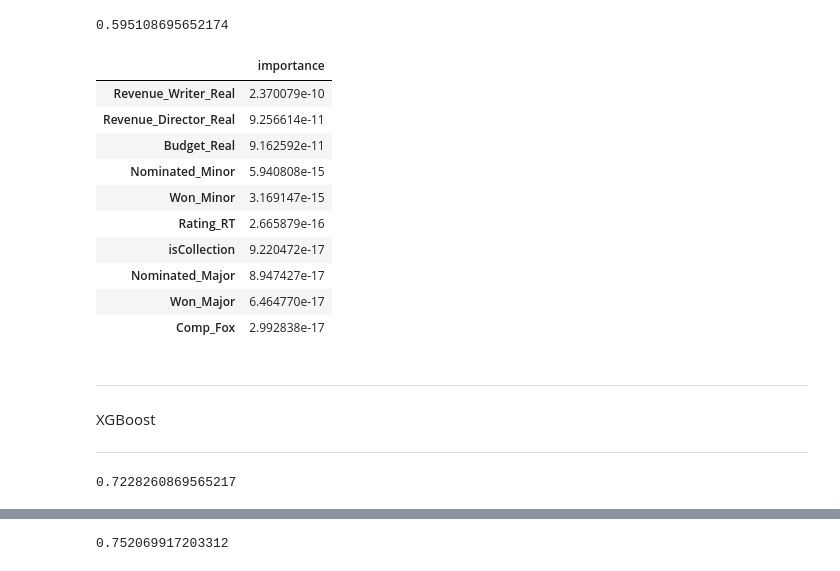
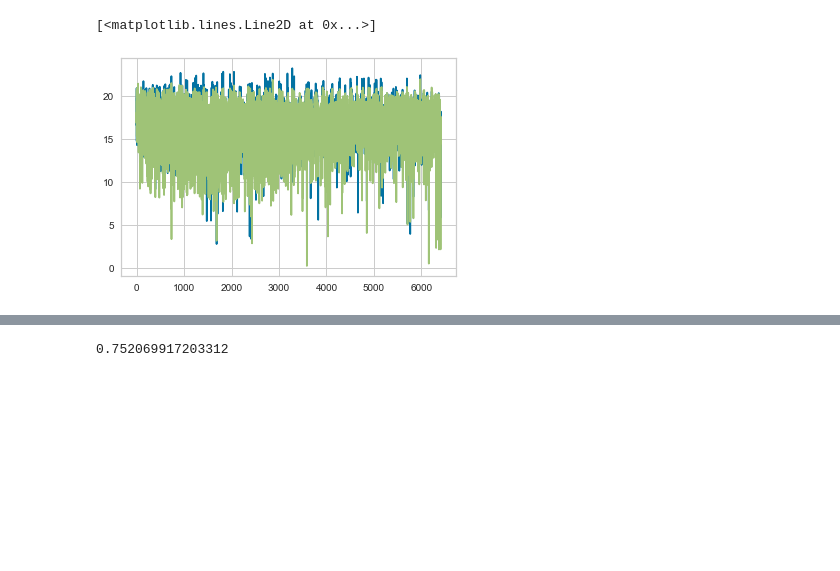
Before and after one commit to fagan2888/Box-Office, a Jupyter notebook: codes/Data_modeling_notebook/modelMoviesData.ipynb, the cells around one changed output, grey strips where cells are left out. Drawn from its saved outputs; the diff is of its cells as text; code cells hidden in the pictures; blank space fills up the shorter version.

```diff
--- a/codes/Data_modeling_notebook/modelMoviesData.ipynb
+++ b/codes/Data_modeling_notebook/modelMoviesData.ipynb
@@ -10,4 +46,4 @@ import seaborn as sns
 # %%
-con = sql.connect(r'c:\users\rebecca\.spyder-py3\movies.db')
+con = sql.connect(r'c:\users\rebecca\projs\Box-Office\database\movies.db')
 
-movies = pd_sql.read_sql('select * from finalMovies_20180804', con, index_col='index')
+movies = pd_sql.read_sql('select * from finalMovies_20180814', con, index_col='index')
@@ -18,16 +54,22 @@ movies = pd_sql.read_sql('select * from finalMovies_20180804', con, index_col='i
 # %%
-####Experiment: revenue greater than $100,000
-test = movies[(movies['Revenue_Real']>100000)&(movies['Budget_Real']>0)
-              &(movies['Rating_RT']>=0) & (movies['imdbVotes']>0)&
-             (movies['Length']>0)]
+#Limit dataset to those with filled in Revenue, Budget, and Length columns.  Based on what I've seen, this helps to
+#get rid of remaining duplicates in dataset.  Also helps to narrow down dataset to test profitability, where we
+#need both revenue and budget filled in.  We could experiment with movies with revenue greater than $100,000, if
+#we choose to.
+test = movies[(movies['Revenue_Real']>0)&(movies['Budget_Real']>0)&(movies['Length']>0)]
 
 #Put zero where null
 test['Revenue_Actor_Real']=test['Revenue_Actor_Real'].apply(lambda x: 0 if pd.isnull(x) else x)
 test['Revenue_Director_Real']=test['Revenue_Director_Real'].apply(lambda x: 0 if pd.isnull(x) else x)
 test['Revenue_Writer_Real']=test['Revenue_Writer_Real'].apply(lambda x: 0 if pd.isnull(x) else x)
+
+#Could experiment with logged values of revenue and budget
 test['Revenue_Real_Log']=np.log(test['Revenue_Real'])
 test['Budget_Real_Log']=np.log(test['Budget_Real'])
 test['Revenue_Actor_Real_Log']=np.log(test['Revenue_Actor_Real'])
 test['Revenue_Director_Real_Log']=np.log(test['Revenue_Director_Real'])
 test['Revenue_Writer_Real_Log']=np.log(test['Revenue_Writer_Real'])
+
+#Create a feature called 'constant' to use in regression model.
+test['constant'] =1
 # %% [output]
@@ -100,3 +140,14 @@ model = sm.OLS((test2['Revenue_Real_Log']), test2[['Length']])
+# %%
+model = sm.OLS((test['Revenue_Real_Log']), test[['constant', "Budget_Real_Log", "Holiday", "Summer", "Spring", "Fall", "Winter",
+'Rating_RT', 'Rating_IMDB', 'Rating_Metacritic','isCollection','Length',
+'Genre_Drama', 'Genre_Comedy', 'Genre_Action_Adventure', 'Genre_Thriller_Horror',
+ 'Genre_Romance', 'Genre_Crime_Mystery', 'Genre_Animation', 'Genre_Scifi',
+ 'Genre_Documentary', 'Genre_Other',
+'Rated_G_PG', 'Rated_PG-13', 'Rated_R', 'Rated_Other',
+'Comp_Disney','Comp_DreamWorks', 'Comp_Fox', 'Comp_Lionsgate',
+ 'Comp_MGM', 'Comp_Miramax', 'Comp_Paramount', 'Comp_Sony',
+ 'Comp_Universal', 'Comp_WarnerBros', 'Comp_Other',
+'Nominated_Major','Nominated_Minor', 'Won_Major', 'Won_Minor']])
 # %%
 results = model.fit()
 print(results.summary())
@@ -300,44 +172,7 @@ lr = LogisticRegression(random_state=1)
-# %%
-
-X_train, X_test, y_train, y_test = cross_validation.train_test_split(X,y,test_size = 0.2)
-log_reg = lr.fit(X_train, y_train)
-log_reg.score(X_test, y_test)
-# %% [output]
-0.595108695652174
-# %%
-#print(log_reg.coef_.transpose())
-#feature_importances = pd.DataFrame(log_reg.coef_).transpose()
-#feature_importances.head(5)
-feature_importances = pd.DataFrame(log_reg.coef_.transpose(),
-   index = X_train.columns,columns=['importance']).sort_values('importance',
-    ascending=False)
-feature_importances.abs().sort_values(by='importance', ascending=False)
-(feature_importances.head(10))
-# %% [output]
-|  | importance |
-| Revenue_Writer_Real | 2.370079e-10 |
-| Revenue_Director_Real | 9.256614e-11 |
-| Budget_Real | 9.162592e-11 |
-| Nominated_Minor | 5.940808e-15 |
-| Won_Minor | 3.169147e-15 |
-| Rating_RT | 2.665879e-16 |
-| isCollection | 9.220472e-17 |
-| Nominated_Major | 8.947427e-17 |
-| Won_Major | 6.464770e-17 |
-| Comp_Fox | 2.992838e-17 |
-# %% [markdown]
-******************
-XGBoost
-******************
-# %%
-from xgboost import XGBClassifier
-from sklearn.model_selection import train_test_split
-from sklearn.metrics import accuracy_score
-seed=3
-
-X_train, X_test, y_train, y_test = train_test_split(X, y, test_size = 0.2, random_state=seed)
-model=XGBClassifier()
-model.fit(X_train, y_train)
-model.score(X_test, y_test)
-# %% [output]
-0.7228260869565217
+# %%
+%matplotlib inline
+plt.plot(results.fittedvalues)
+plt.plot(test['Revenue_Real_Log'])
+# %% [output]
+[<matplotlib.lines.Line2D at 0x...>]
+[figure, added]
```
Also changed, not shown: parts of 94 cells of this notebook, 1 other file.
